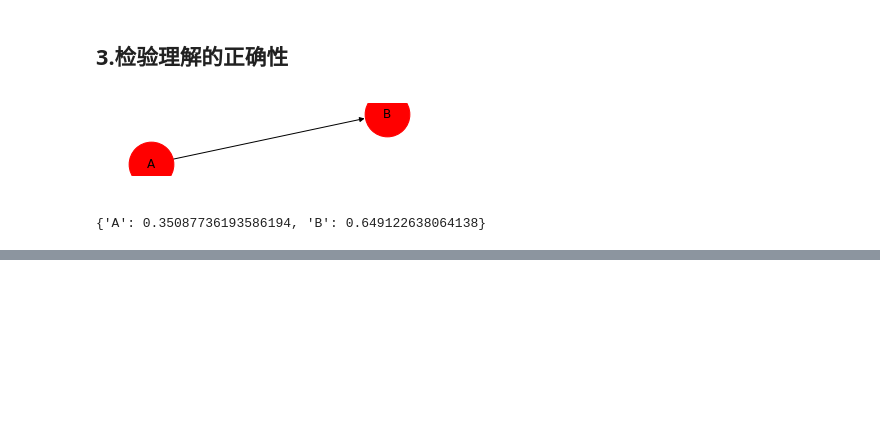
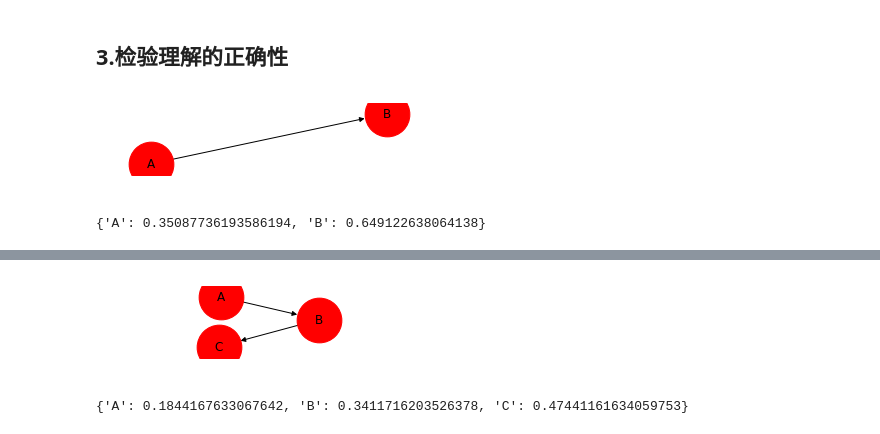
Before and after one commit to RobinYaoWenbin/Python-CommonCode, a Jupyter notebook: python业务代码/networkx-pagerank/networkx-pagerank.ipynb, the cells around one changed output, grey strips where cells are left out. Saved outputs shown, nothing was run; the diff lists cells and outputs as text; code cells hidden in the pictures; blank space fills up the shorter version.

```diff
--- a/python业务代码/networkx-pagerank/networkx-pagerank.ipynb
+++ b/python业务代码/networkx-pagerank/networkx-pagerank.ipynb
@@ -98,0 +100,16 @@ PR(B)=0.350877+0.85 * 0.35087=0.649123
+# %%
+plt.figure(figsize=(4,1))
+
+G3 = nx.DiGraph()
+G3.add_nodes_from(['A','B','C'])    #加点集合
+G3.add_edge('A' ,'B' )   #一次添加一条边
+G3.add_edge('B' ,'C' )   #一次添加一条边
+nx.draw(G3, with_labels=True , node_size = 2000)
+plt.show()
+pr = nx.pagerank(G3, alpha=0.85, personalization=None,
+             max_iter=300, tol=1.0e-6, nstart=None, weight='weight',
+             dangling=None)
+pr
+# %% [output]
+[figure, added]
+{'A': 0.1844167633067642, 'B': 0.3411716203526378, 'C': 0.47441161634059753}
```
Also changed, not shown: parts of 2 cells of this notebook, 1 other file.
